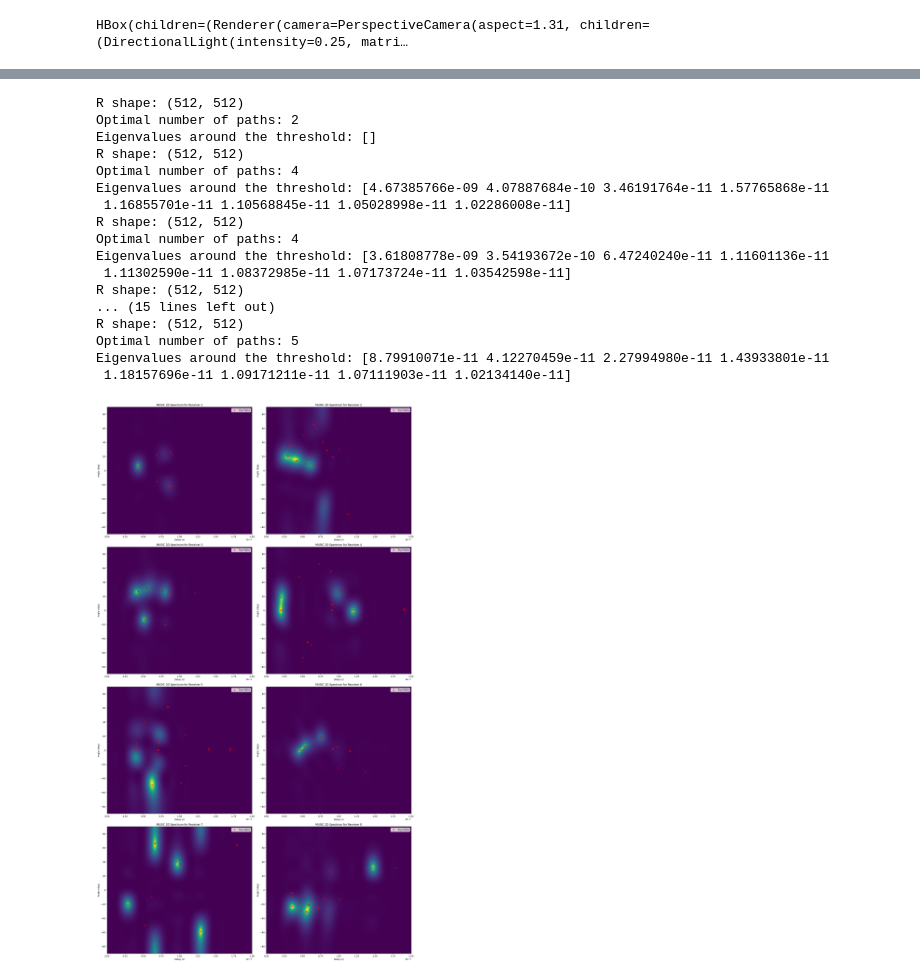
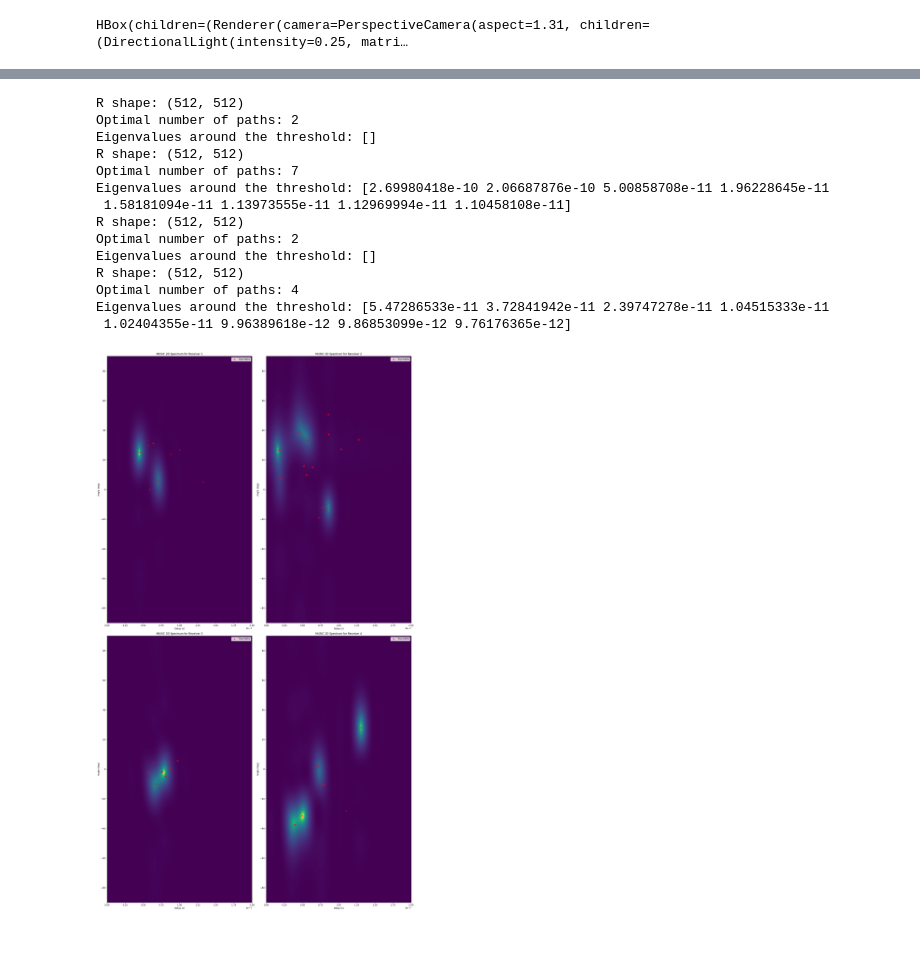
Before and after one commit to lraviart/RayTracing, a Jupyter notebook: Localization/Chain.ipynb, the cells around one changed output, grey strips where cells are left out. Saved outputs shown, nothing was run; the diff lists cells and outputs as text; code cells hidden in the pictures; blank space fills up the shorter version.

```diff
--- a/Localization/Chain.ipynb
+++ b/Localization/Chain.ipynb
@@ -177,7 +190,7 @@ for i in range(target_shape[0]): # Rx
 
         if max_val > 0:
             # Create boolean filter
-            keep_mask[i, j, :] = path_powers >= (0.5 * max_val)
+            keep_mask[i, j, :] = path_powers >= (0.2 * max_val)
 
 # 5. Combine with original validity (Logical AND)
 # This ensures we don't accidentally "revive" non-existent paths
@@ -216,15 +229,15 @@ for i in range(len(a)):
     print(np.angle(a[i][:, 0] / a[i][0, 0]))
 
 # Energy of paths
-magnitudes = [np.abs(a[i]) for i in range(8)]
-energies = [magnitudes[i]**2 for i in range(8)]
+magnitudes = [np.abs(a[i]) for i in range(num_rx)]
+energies = [magnitudes[i]**2 for i in range(num_rx)]
 
 
 # Filter paths too weak
 threshold = -150 # in dB, relative to P_TX
 threshold_lin = 10 ** (threshold / 10)
 
-for i in range(8):
+for i in range(num_rx):
     mask = energies[i] >= threshold_lin
     a[i] = a[i][mask].reshape(num_rx_ant, -1)
     tau[i] = tau[i][mask[0]]
@@ -234,8 +247,8 @@ for i in range(8):
 
 
 plt.figure(figsize=(12, 6))
-for i in range(8):
-    plt.subplot(2, 4, i+1)
+for i in range(num_rx):
+    plt.subplot(2, num_rx//2, i+1)
     plt.stem(tau[i], 10*np.log10(energies[i][0]), bottom=10*np.log10(S_RX_lin))
     plt.axhline(10*np.log10(S_RX_lin), color='red', linestyle='-', label='Sensitivity Threshold')
     plt.title(f"Receiver {i+1}")
@@ -341,47 +350,44 @@ importlib.reload(com)
 
 music_spectrums = []
 music_taus = []
-music_angles_list = []
-music_K_list = []
+music_angles = []
+music_Ks = []
 music_h_hats = []
-for RX_idx in range(8):
-    music_spectrum, music_tau, music_angles, music_K, music_h_hat = mp.MUSIC_2D_spectrum(a[RX_idx], tau[RX_idx], B, fc=3.5e9, T=5e-6, Tcir=2e-7, osr=8, fft_size=fft_size, alpha=0.1, num_pilots=10)
+for RX_idx in range(num_rx):
+    music_spectrum, music_tau, music_angle, music_K, music_h_hat = mp.MUSIC_2D_spectrum(a[RX_idx], tau[RX_idx], B, fc=3.5e9, T=5e-6, Tcir=2e-7, osr=8, fft_size=fft_size, alpha=0.1, num_pilots=10)
     music_spectrums.append(music_spectrum)
     music_taus.append(music_tau)
-    music_angles_list.append(music_angles)
-    music_K_list.append(music_K)
+    music_angles.append(music_angle)
+    music_Ks.append(music_K)
     music_h_hats.append(music_h_hat)
 # %% [output]
+R shape: (512, 512)
+Optimal number of paths: 2
+Eigenvalues around the threshold: []
+R shape: (512, 512)
+Optimal number of paths: 7
+Eigenvalues around the threshold: [2.69980418e-10 2.06687876e-10 5.00858708e-11 1.96228645e-11
+ 1.58181094e-11 1.13973555e-11 1.12969994e-11 1.10458108e-11]
 R shape: (512, 512)
 Optimal number of paths: 2
 Eigenvalues around the threshold: []
 R shape: (512, 512)
 Optimal number of paths: 4
-Eigenvalues around the threshold: [4.67385766e-09 4.07887684e-10 3.46191764e-11 1.57765868e-11
- 1.16855701e-11 1.10568845e-11 1.05028998e-11 1.02286008e-11]
-R shape: (512, 512)
-Optimal number of paths: 4
-Eigenvalues around the threshold: [3.61808778e-09 3.54193672e-10 6.47240240e-11 1.11601136e-11
- 1.11302590e-11 1.08372985e-11 1.07173724e-11 1.03542598e-11]
-R shape: (512, 512)
-... (15 lines left out)
-R shape: (512, 512)
-Optimal number of paths: 5
-Eigenvalues around the threshold: [8.79910071e-11 4.12270459e-11 2.27994980e-11 1.43933801e-11
- 1.18157696e-11 1.09171211e-11 1.07111903e-11 1.02134140e-11]
+Eigenvalues around the threshold: [5.47286533e-11 3.72841942e-11 2.39747278e-11 1.04515333e-11
+ 1.02404355e-11 9.96389618e-12 9.86853099e-12 9.76176365e-12]
 # %%
-fig, ax = plt.subplots(4, 2, figsize=(20, 35))
-for RX_idx in range(8):
-    ax[RX_idx//2, RX_idx%2].imshow(10*np.log10(music_spectrums[RX_idx].T), extent=(music_taus[RX_idx][0], music_taus[RX_idx][-1], music_angles_list[RX_idx][0]*180/np.pi, music_angles_list[RX_idx][-1]*180/np.pi), aspect='auto', origin='lower')
+fig, ax = plt.subplots(num_rx//2, 2, figsize=(20, 35))
+for RX_idx in range(num_rx):
+    ax[RX_idx//2, RX_idx%2].imshow(10*np.log10(music_spectrums[RX_idx].T), extent=(music_taus[RX_idx][0], music_taus[RX_idx][-1], music_angles[RX_idx][0]*180/np.pi, music_angles[RX_idx][-1]*180/np.pi), aspect='auto', origin='lower')
     ax[RX_idx//2, RX_idx%2].scatter(tau[RX_idx], local_angles[RX_idx]*180/np.pi, label='True Paths', color='red', marker='x')
     ax[RX_idx//2, RX_idx%2].set_title(f"MUSIC 2D Spectrum for Receiver {RX_idx+1}")
     ax[RX_idx//2, RX_idx%2].set_xlabel("Delay (s)")
     ax[RX_idx//2, RX_idx%2].set_ylabel("Angle (deg)")
     ax[RX_idx//2, RX_idx%2].legend()
 plt.tight_layout()
 plt.show()
 # %% [output]
-[figure, old version]
+[figure, new version]
 # %%
 importlib.reload(mp)
 
```
Also changed, not shown: parts of 15 cells of this notebook, 3 other files.
